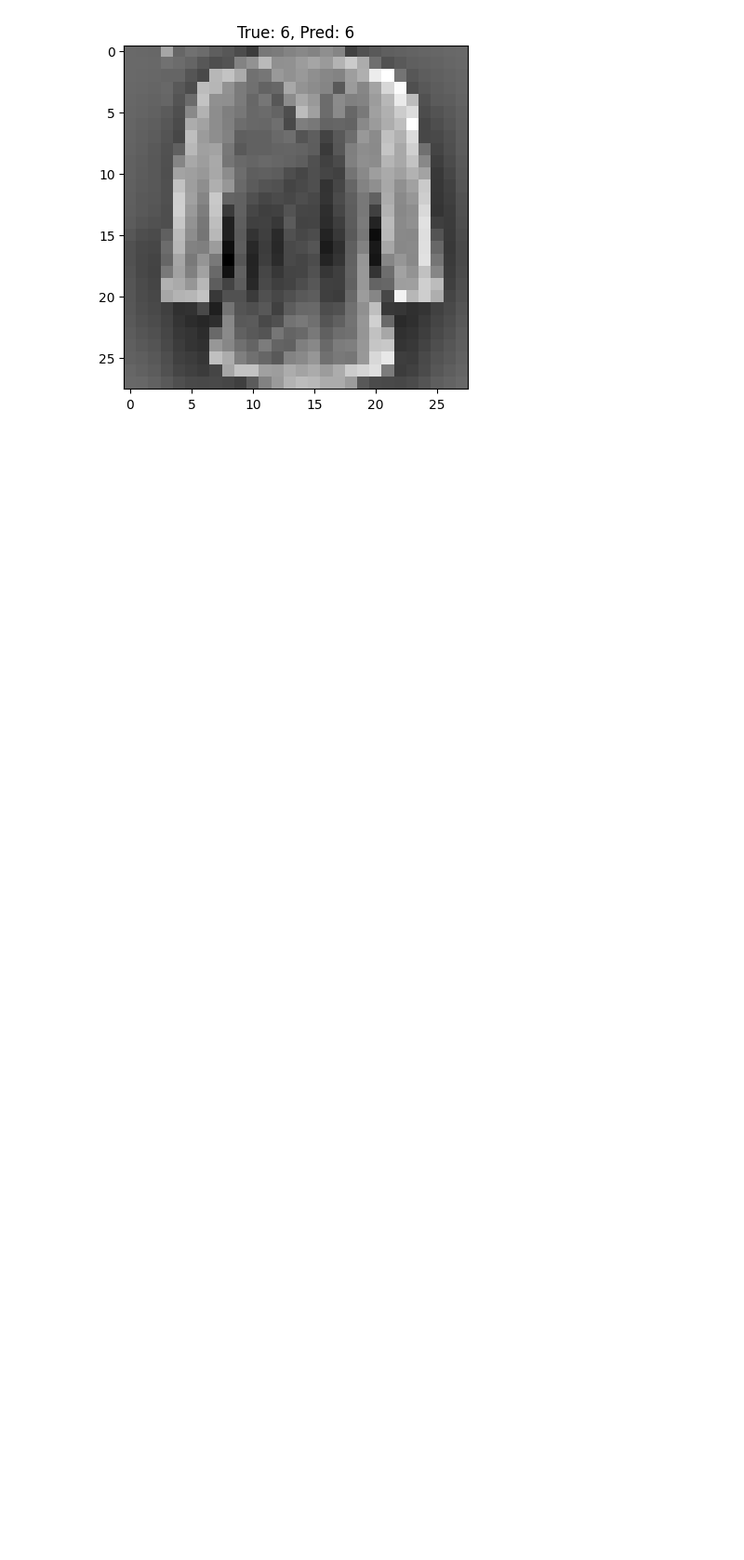
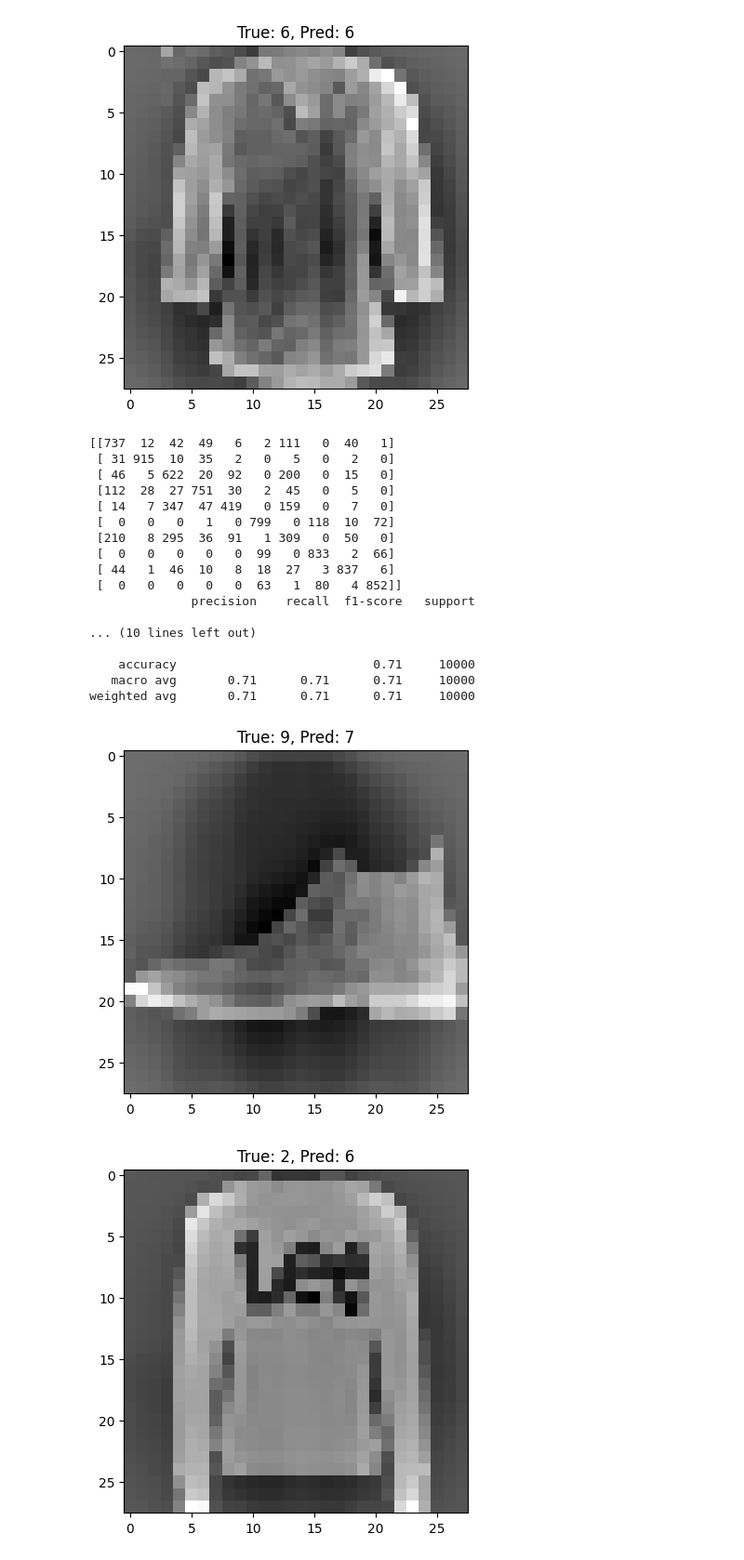
Before and after one commit to awesomecosmos/my-computer-vision-experiments, a Jupyter notebook: code/svm_classifier_for_fashion_mnist.ipynb, the cells around one changed output. Shown: that part at 93% size. Cells and saved outputs as stored; diff of their text form; code cells hidden in the pictures; blank space fills up the shorter version.

Commit message:
experimented more with SVM hyperparameters, did not surpass 88% accuracy

```diff
--- a/code/svm_classifier_for_fashion_mnist.ipynb
+++ b/code/svm_classifier_for_fashion_mnist.ipynb
@@ -167,3 +167,25 @@ weighted avg       0.83      0.62      0.66     10000
 [figure]
 [figure]
 [figure]
+# %%
+train_and_test_svm(kernel='sigmoid', C=1.0, degree=10, gamma='scale')
+# %% [output]
+[[737  12  42  49   6   2 111   0  40   1]
+ [ 31 915  10  35   2   0   5   0   2   0]
+ [ 46   5 622  20  92   0 200   0  15   0]
+ [112  28  27 751  30   2  45   0   5   0]
+ [ 14   7 347  47 419   0 159   0   7   0]
+ [  0   0   0   1   0 799   0 118  10  72]
+ [210   8 295  36  91   1 309   0  50   0]
+ [  0   0   0   0   0  99   0 833   2  66]
+ [ 44   1  46  10   8  18  27   3 837   6]
+ [  0   0   0   0   0  63   1  80   4 852]]
+              precision    recall  f1-score   support
+
+... (10 lines left out)
+
+    accuracy                           0.71     10000
+   macro avg       0.71      0.71      0.71     10000
+weighted avg       0.71      0.71      0.71     10000
+[figure, added]
+[figure, added]
```
Also changed, not shown: parts of 6 cells of this notebook.
